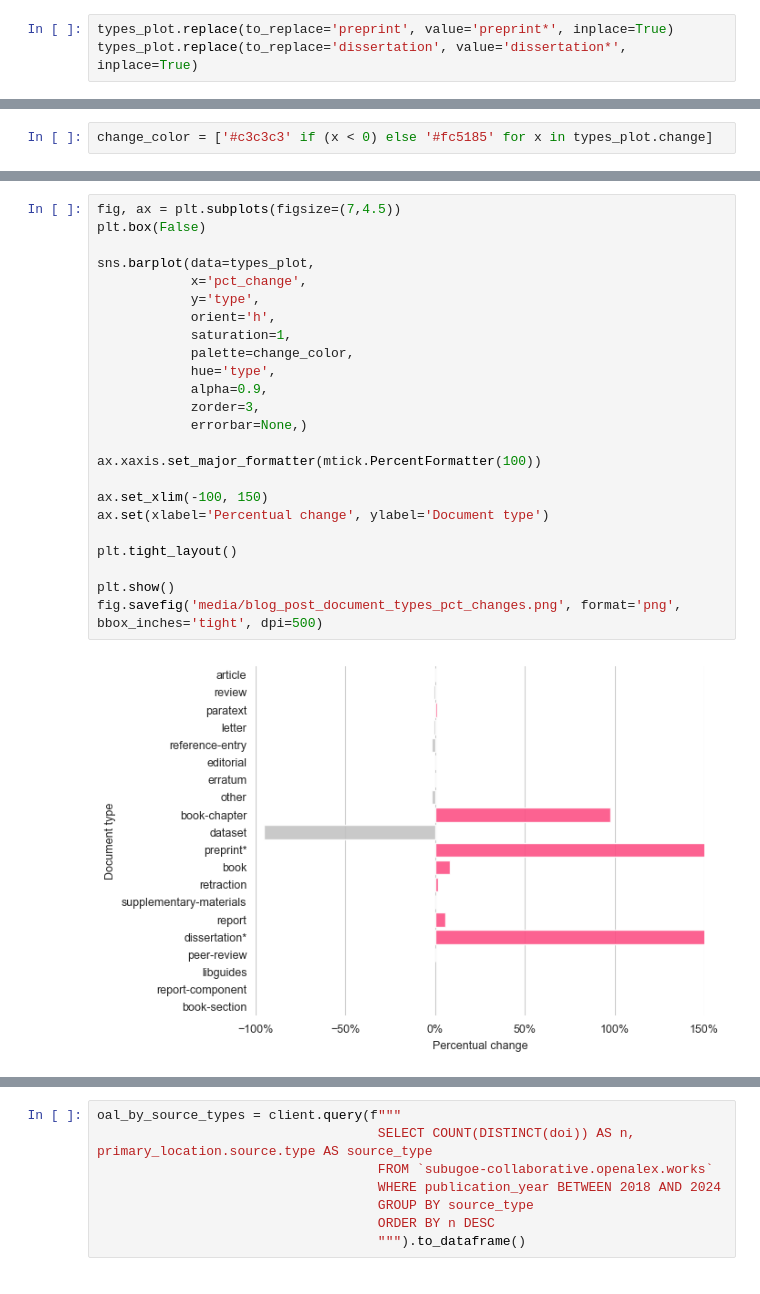
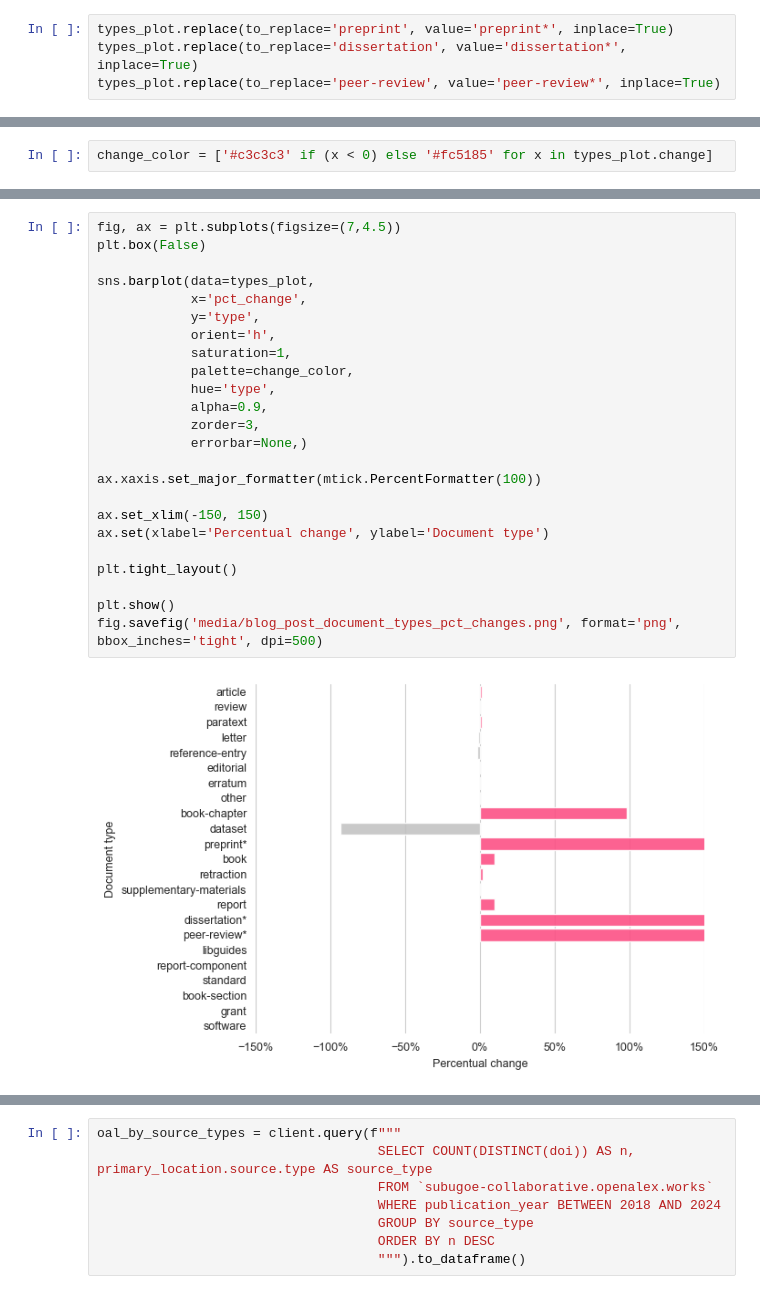
Before and after one commit to naustica/openalex_walden_analysis, a Jupyter notebook: BlogPost.ipynb, the cells around one changed output, grey strips where cells are left out. Saved outputs shown, nothing was run; the diff lists cells and outputs as text.

```diff
--- a/BlogPost.ipynb
+++ b/BlogPost.ipynb
@@ -81,6 +81,7 @@ types_plot
 # %%
 types_plot.replace(to_replace='preprint', value='preprint*', inplace=True)
 types_plot.replace(to_replace='dissertation', value='dissertation*', inplace=True)
+types_plot.replace(to_replace='peer-review', value='peer-review*', inplace=True)
 # %%
 print(types_plot[['type', 'n_openalex', 'n_walden', 'change', 'pct_change', 'openalex_share', 'walden_share']].to_markdown())
 # %% [output]
@@ -131,29 +133,29 @@ fig.savefig('media/blog_post_document_types_changes.png', format='png', bbox_inc
 # %%
 fig, ax = plt.subplots(figsize=(7,4.5))
 plt.box(False)
 
 sns.barplot(data=types_plot,
             x='pct_change',
             y='type',
             orient='h',
             saturation=1,
             palette=change_color,
             hue='type',
             alpha=0.9,
             zorder=3,
             errorbar=None,)
 
 ax.xaxis.set_major_formatter(mtick.PercentFormatter(100))
 
-ax.set_xlim(-100, 150)
+ax.set_xlim(-150, 150)
 ax.set(xlabel='Percentual change', ylabel='Document type')
 
 plt.tight_layout()
 
 plt.show()
 fig.savefig('media/blog_post_document_types_pct_changes.png', format='png', bbox_inches='tight', dpi=500)
 # %% [output]
-[figure, old version]
+[figure, new version]
 # %%
 fig, axs = plt.subplots(2, 1, figsize=(10, 10))
 filelist =  ['blog_post_document_types_changes', 'blog_post_document_types_pct_changes']
```
Also changed, not shown: parts of 22 cells of this notebook, 6 other files.
